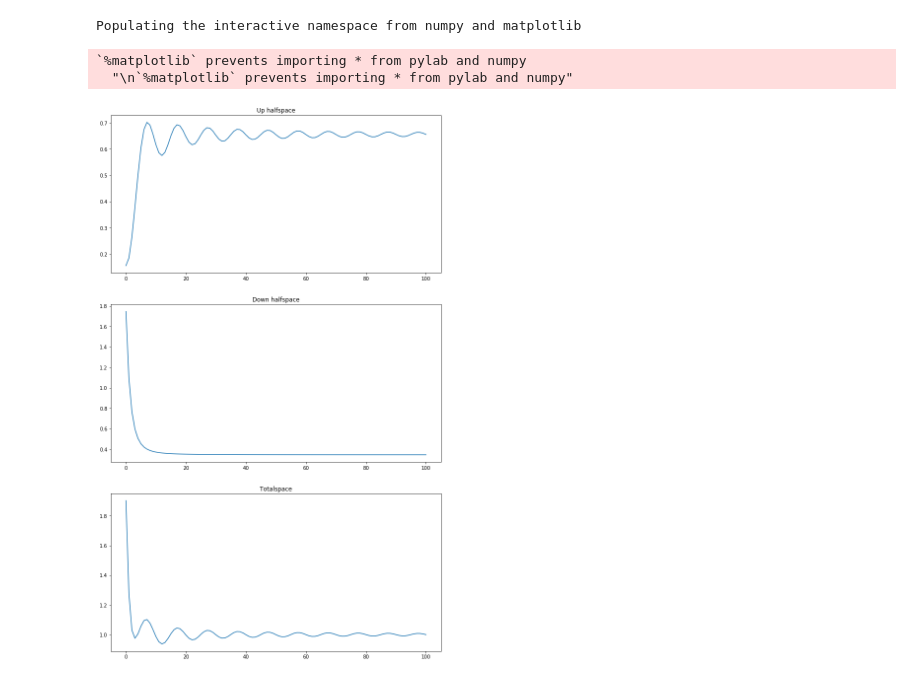
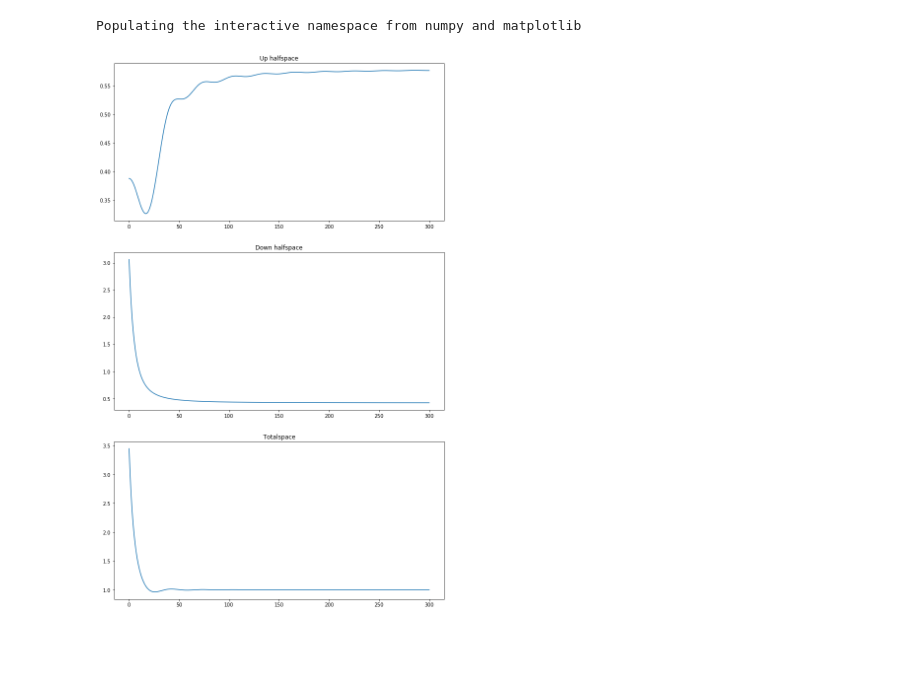
Before and after one commit to Yarokha/Calculations, a Jupyter notebook: dipole.ipynb, the cells around one changed output. Saved outputs shown, nothing was run; the diff lists cells and outputs as text; code cells hidden in the pictures; blank space fills up the shorter version.

```diff
--- a/dipole.ipynb
+++ b/dipole.ipynb
@@ -1,54 +1,56 @@
 # %%
 import numpy as np
 import matplotlib.pyplot as plt
-from sympy import *
-init_printing(use_unicode=True)
+import sympy as sp
+from scipy import integrate
+sp.init_printing(use_unicode=True)
+%pylab inline
+pylab.rcParams['figure.figsize'] = (12, 20)
 
+eps1 = sp.Symbol ('varepsilon_1')
+eps2 = sp.Symbol ('varepsilon_2')
+mu1 = sp.Symbol ('mu_1')
+mu2 = sp.Symbol ('mu_2')
 
-eps1 = Symbol ('varepsilon_1')
-eps2 = Symbol ('varepsilon_2')
-mu1 = Symbol ('mu_1')
-mu2 = Symbol ('mu_2')
-
-mux = Symbol ('mu_x')
-muy = Symbol ('mu_y')
-muz = Symbol ('mu_z')
+mux = sp.Symbol ('mu_x')
+muy = sp.Symbol ('mu_y')
+muz = sp.Symbol ('mu_z')
 mu = (mux**2+muy**2+muz**2)**(1/2)
 
-s = Symbol('s')
+s = sp.Symbol('s')
 sz = (1-s**2)**(1/2)
 
-k0 = Symbol ('k_0')
+k0 = sp.Symbol ('k_0')
 k1 = (eps1)**(1/2)*k0
 k2 = (eps2)**(1/2)*k0
 kz1 = k1*sz
 kz2 = k2*(1-(eps1/eps2)*(1-sz**2))**(1/2)
 
-z0= Symbol('z_0')
+z0= sp.Symbol('z_0')
 
 rp = (eps2*kz1-eps1*kz2)/(eps2*kz1+eps1*kz2)
 rs = (mu2*kz1-mu1*kz2)/(mu2*kz1+mu1*kz2)
 tp = 2*eps2*kz1/(eps2*kz1+eps1*kz2)*((mu2*eps1)/(mu1*eps2))**(1/2)
 ts = 2*mu2*kz1/(mu2*kz1+mu1*kz2)
 
+#PEC
 # rp = rs = 1
 # tp =ts =0
 
 # for the integral
 ## up
 f1_u = s*sz*(abs(rp)**2) +s/sz*(abs(rs)**2)
-f2_u = (s*sz*rp-s/sz*rs)*exp(2*I*k1*z0*sz)
+f2_u = (s*sz*rp-s/sz*rs)*sp.exp(2*sp.I*k1*z0*sz)
 f3_u = s**3/sz*(abs(rp)**2)
-f4_u = s**3/sz*rp*exp(2*I*k1*z0*sz)
+f4_u = s**3/sz*rp*sp.exp(2*sp.I*k1*z0*sz)
 ## down
 f1_d = s*(1-eps1/eps2*s**2)**(1/2)*(abs(tp)**2+abs(ts)**2*(1-s**2)**(-1))
 f2_d = s**3*(1-eps1/eps2*s**2)**(1/2)*(abs(tp)**2*(1-s**2)**(-1))
-f3_d = s*(1-eps1/eps2*s**2)**(1/2)*(abs(tp)**2+abs(ts)**2*(s**2-1)**(-1))*exp(-2*k1*z0*(s**2-1)**(1/2))
-f4_d = s**3*(1-eps1/eps2*s**2)**(1/2)*(abs(tp)**2*(s**2-1)**(-1))*exp(-2*k1*z0*(s**2-1)**(1/2))
+f3_d = s*(1-eps1/eps2*s**2)**(1/2)*(abs(tp)**2+abs(ts)**2*(s**2-1)**(-1))*sp.exp(-2*k1*z0*(s**2-1)**(1/2))
+f4_d = s**3*(1-eps1/eps2*s**2)**(1/2)*(abs(tp)**2*(s**2-1)**(-1))*sp.exp(-2*k1*z0*(s**2-1)**(1/2))
+# %% [output]
+Populating the interactive namespace from numpy and matplotlib
 # %%
-from scipy import integrate
-%pylab inline
-pylab.rcParams['figure.figsize'] = (12, 20)
 eps_1 = 1
 eps_2 = 4
 
@@ -56,26 +58,26 @@ mu_1 = 1
 mu_2 = 1
 
 mu_x = 0
-mu_y = 1
-mu_z = 0
+mu_y = 0
+mu_z = 1
 mu_ = (mu_x**2+mu_y**2+mu_z**2)**(1/2)
 
-lam = 100
+lam = 300
 P_up= np.zeros(lam+1)
 P_down= np.zeros(lam+1)
 k_0 = 10*np.pi/lam
 
 #up halfspace
-i1_u = lambdify((s, eps1,eps2,mu1,mu2,z0,k0), f1_u, "numpy")
-i2_u = lambdify((s, eps1,eps2,mu1,mu2,z0,k0), f2_u, "numpy")
-i3_u = lambdify((s, eps1,eps2,mu1,mu2,z0,k0), f3_u, "numpy")
-i4_u = lambdify((s, eps1,eps2,mu1,mu2,z0,k0), f4_u, "numpy")
+i1_u = sp.lambdify((s, eps1,eps2,mu1,mu2,z0,k0), f1_u, "numpy")
+i2_u = sp.lambdify((s, eps1,eps2,mu1,mu2,z0,k0), f2_u, "numpy")
+i3_u = sp.lambdify((s, eps1,eps2,mu1,mu2,z0,k0), f3_u, "numpy")
+i4_u = sp.lambdify((s, eps1,eps2,mu1,mu2,z0,k0), f4_u, "numpy")
 
 #down halfspace
-i1_d = lambdify((s, eps1,eps2,mu1,mu2), f1_d, "numpy")
-i2_d = lambdify((s, eps1,eps2,mu1,mu2), f2_d, "numpy")
-i3_d = lambdify((s, eps1,eps2,mu1,mu2,z0,k0), f3_d, "numpy")
-i4_d = lambdify((s, eps1,eps2,mu1,mu2,z0,k0), f4_d, "numpy")
+i1_d = sp.lambdify((s, eps1,eps2,mu1,mu2), f1_d, "numpy")
+i2_d = sp.lambdify((s, eps1,eps2,mu1,mu2), f2_d, "numpy")
+i3_d = sp.lambdify((s, eps1,eps2,mu1,mu2,z0,k0), f3_d, "numpy")
+i4_d = sp.lambdify((s, eps1,eps2,mu1,mu2,z0,k0), f4_d, "numpy")
 
 #down half space allowed
 I1_d_ = lambda s: i1_d(s,eps_1,eps_2,mu_1,mu_2)
@@ -87,34 +89,33 @@ P_down_a = 3/8*(mu_x**2+mu_y**2)/mu_**2*(eps_2/eps_1)**(1/2)*I1_d+3/4*(mu_z**2)/
 for z_0 in range(lam+1):
     #up halfspce
     I1_u_ = lambda s: i1_u(s,eps_1,eps_2,mu_1,mu_2,z_0,k_0)
     I2_u_ = lambda s: np.real(i2_u(s,eps_1,eps_2,mu_1,mu_2,z_0,k_0))
     I3_u_ = lambda s: i3_u(s,eps_1,eps_2,mu_1,mu_2,z_0,k_0)
     I4_u_ = lambda s: np.real(i4_u(s,eps_1,eps_2,mu_1,mu_2,z_0,k_0))
     I1_u = integrate.quad(I1_u_, 0, 1)[0]
     I2_u = integrate.quad(I2_u_, 0, 1)[0]
     I3_u = integrate.quad(I3_u_, 0, 1)[0]
     I4_u = integrate.quad(I4_u_, 0, 1)[0]
 
     #down halfspace forbiden
     I3_d_ = lambda s: i3_d(s,eps_1,eps_2,mu_1,mu_2,z_0,k_0)
     I4_d_ = lambda s: np.real(i4_d(s,eps_1,eps_2,mu_1,mu_2,z_0,k_0))
     I3_d = integrate.quad(I3_d_, 1, (eps_2/eps_1)**(1/2))[0]
     I4_d = integrate.quad(I4_d_, 1, (eps_2/eps_1)**(1/2))[0]
 
     P_up[z_0] = (mu_x**2+mu_y**2)/mu_**2*(1/2 +3/8*I1_u-3/4*I2_u)+(mu_z**2)/mu_**2*(1/2+3/4*I3_u+3/2*I4_u)
     P_down[z_0] = 3/8*(mu_x**2+mu_y**2)/mu_**2*(eps_2/eps_1)**(1/2)*I3_d+3/4*(mu_z**2)/mu_**2*(eps_2/eps_1)**(1/2)*I4_d + P_down_a
+
 P_total = P_up + P_down
 z_0 = np.arange(lam+1)
+
 f, ax = plt.subplots(3, 1)
 ax[0].set_title("Up halfspace")
 ax[1].set_title("Down halfspace")
 ax[2].set_title("Totalspace")
 ax[0].plot(z_0,P_up)
 ax[1].plot(z_0,P_down)
 ax[2].plot(z_0,P_total)
 plt.show()
 # %% [output]
-Populating the interactive namespace from numpy and matplotlib
-`%matplotlib` prevents importing * from pylab and numpy
-  "\n`%matplotlib` prevents importing * from pylab and numpy"
-[figure, old version]
+[figure, new version]
```
Also changed, not shown: 1 other file.
